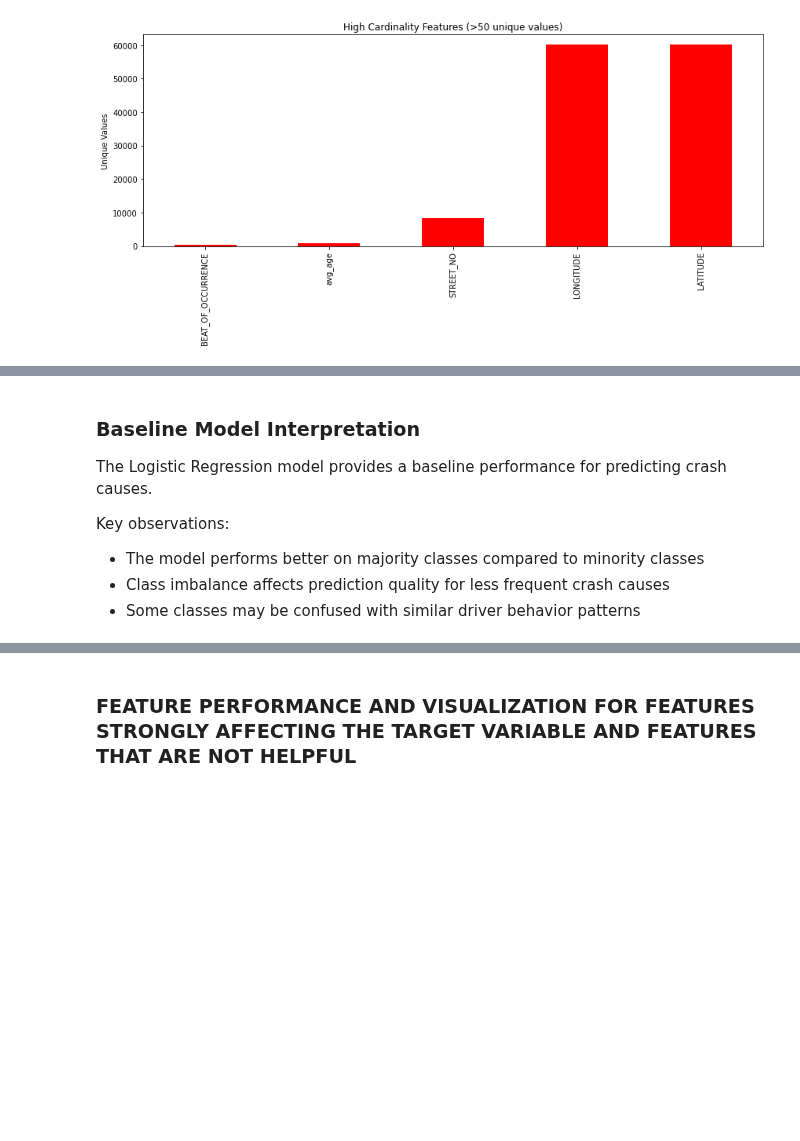
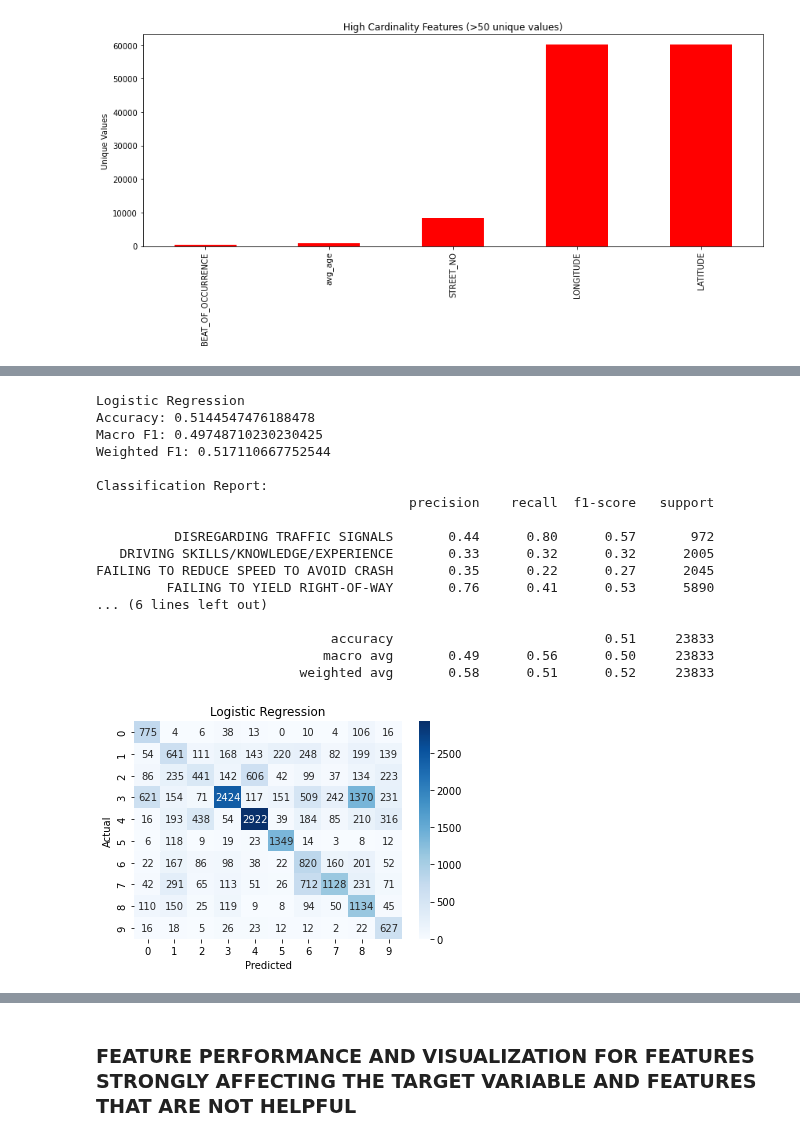
Before and after one commit to ChairoSolutions/Chicago-crash-cause-prediction, a Jupyter notebook: Notebook/index.ipynb, the cells around one changed output, grey strips where cells are left out. Cells and saved outputs as stored; diff of their text form; code cells hidden in the pictures; blank space fills up the shorter version.

```diff
--- a/Notebook/index.ipynb
+++ b/Notebook/index.ipynb
@@ -1060,11 +1046,13 @@ import seaborn as sns
 def evaluate_model(model, X_train, y_train, X_test, y_test, name="Model"):
 
     model.fit(X_train, y_train)
-    y_pred = model.predict(X_test)
 
-    acc = accuracy_score(y_test, y_pred)
-    macro = f1_score(y_test, y_pred, average='macro')
-    weighted = f1_score(y_test, y_pred, average='weighted')
+    y_train_pred = model.predict(X_train)
+    y_test_pred = model.predict(X_test)
+
+    acc = accuracy_score(y_test, y_test_pred)
+    macro = f1_score(y_test, y_test_pred, average='macro')
+    weighted = f1_score(y_test, y_test_pred, average='weighted')
 
     print(f"\n{name}")
     print("Accuracy:", acc)
@@ -1072,11 +1060,11 @@ def evaluate_model(model, X_train, y_train, X_test, y_test, name="Model"):
     print("Weighted F1:", weighted)
 
     print("\nClassification Report:")
-    print(classification_report(y_test, y_pred))
+    print(classification_report(y_test, y_test_pred))
 
-    cm = confusion_matrix(y_test, y_pred)
+    cm = confusion_matrix(y_test, y_test_pred)
     plt.figure(figsize=(6,4))
-    sns.heatmap(cm, annot=True, fmt='d')
+    sns.heatmap(cm, annot=True, fmt='d', cmap="Blues")
     plt.title(name)
     plt.xlabel("Predicted")
     plt.ylabel("Actual")
@@ -1086,8 +1074,7 @@ def evaluate_model(model, X_train, y_train, X_test, y_test, name="Model"):
         "model": name,
         "accuracy": acc,
         "macro_f1": macro,
-        "weighted_f1": weighted,
-        "cm": cm
+        "weighted_f1": weighted
     }
 # %%
 results = []
@@ -1117,9 +1081,33 @@ FAILING TO REDUCE SPEED TO AVOID CRASH       0.20      0.09      0.13      2045
-# %% [markdown]
-### Baseline Model Interpretation
-
-The Logistic Regression model provides a baseline performance for predicting crash causes.
-
-Key observations:
-- The model performs better on majority classes compared to minority classes
-- Class imbalance affects prediction quality for less frequent crash causes
-- Some classes may be confused with similar driver behavior patterns
+# %%
+#  Baseline Model Pipeline
+from sklearn.linear_model import LogisticRegression
+from sklearn.pipeline import Pipeline
+
+log_pipeline = Pipeline([
+    ('preprocessor', preprocessor),
+    ('model', LogisticRegression(max_iter=2000, class_weight='balanced'))
+])
+
+results = []
+results.append(
+    evaluate_model(log_pipeline, X_train, y_train, X_test, y_test, "Logistic Regression")
+)
+# %% [output]
+Logistic Regression
+Accuracy: 0.5144547476188478
+Macro F1: 0.49748710230230425
+Weighted F1: 0.517110667752544
+
+Classification Report:
+                                        precision    recall  f1-score   support
+
+          DISREGARDING TRAFFIC SIGNALS       0.44      0.80      0.57       972
+   DRIVING SKILLS/KNOWLEDGE/EXPERIENCE       0.33      0.32      0.32      2005
+FAILING TO REDUCE SPEED TO AVOID CRASH       0.35      0.22      0.27      2045
+         FAILING TO YIELD RIGHT-OF-WAY       0.76      0.41      0.53      5890
+... (6 lines left out)
+
+                              accuracy                           0.51     23833
+                             macro avg       0.49      0.56      0.50     23833
+                          weighted avg       0.58      0.51      0.52     23833
+[figure, added]
```
Also changed, not shown: parts of 34 cells of this notebook.
